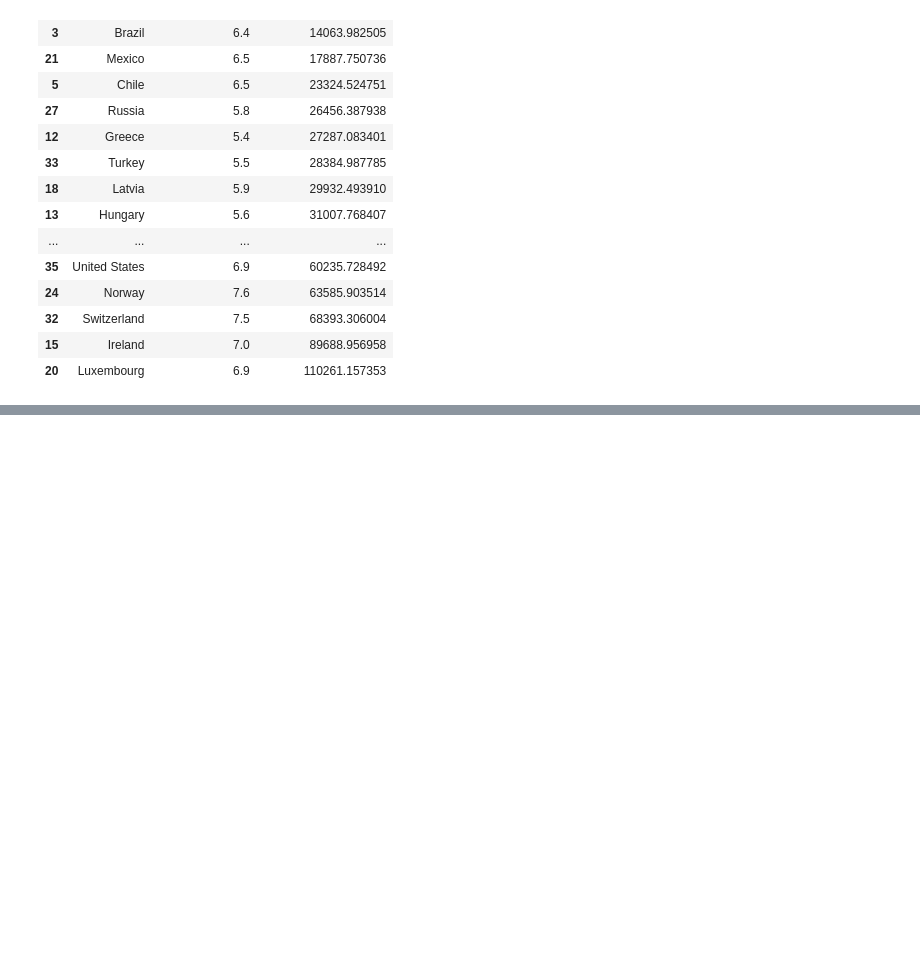
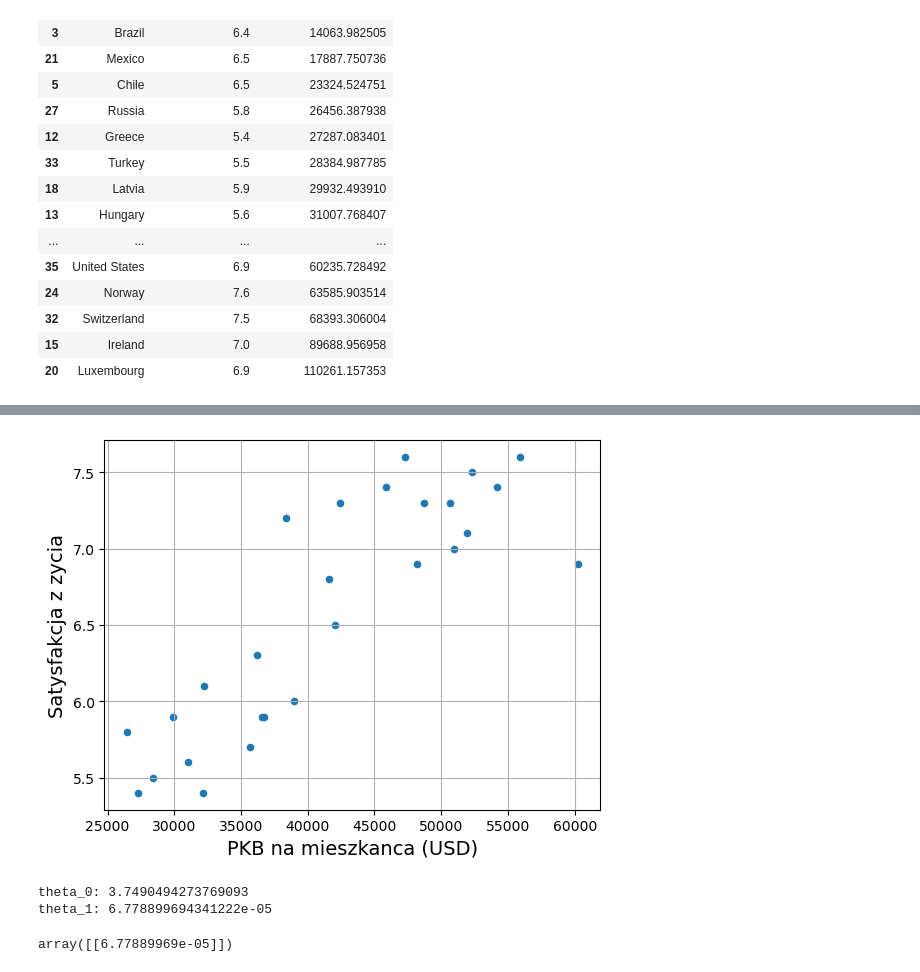
Before and after one commit to s222658/classes_ag, a Jupyter notebook: 01_krajobraz_uczenia_maszynowego.ipynb, the cells around one changed output, grey strips where cells are left out. Cells and saved outputs as stored; diff of their text form; code cells hidden in the pictures; blank space fills up the shorter version.

```diff
--- a/01_krajobraz_uczenia_maszynowego.ipynb
+++ b/01_krajobraz_uczenia_maszynowego.ipynb
@@ -227,3 +227,14 @@ max_gpd = 62_500
 
 country_stats = full_country_stats[(full_country_stats["GDP per capita (USD)"] >= min_gpd) & (full_country_stats["GDP per capita (USD)"] <= max_gpd)]
 country_stats.to_csv(datapath / "lifesat.csv", index=False)
+# %%
+# Wczytujemy dane
+lifesat = pd.read_csv("data/lifesat/lifesat.csv")
+
+# Przygotowujemy dane
+lifesat.rename(columns={"GDP per capita (USD)": "PKB na mieszkanca (USD)"},
+               inplace=True)
+
+lifesat.rename(columns={"Life satisfaction": "Satysfakcja z zycia"},
+               inplace=True)
+lifesat
@@ -229,0 +259,30 @@ country_stats.to_csv(datapath / "lifesat.csv", index=False)
+# %%
+# Wizualizujemy dane
+lifesat.plot(kind='scatter', grid=True,
+             x="PKB na mieszkanca (USD)", y='Satysfakcja z zycia')
+plt.show()
+# %% [output]
+[figure, added]
+# %%
+# Przygotowuje zmienne w modelu
+X = lifesat[["PKB na mieszkanca (USD)"]]
+y = lifesat[["Satysfakcja z zycia"]]
+
+# Wybiera model liniowy
+model = LinearRegression()
+
+# Trenuje model
+model.fit(X, y)
+
+# Obliczamy współczynniki modelu
+theta_0=model.intercept_[0]
+theta_1=model.coef_[0][0]
+print(f"theta_0: {theta_0}")
+print(f"theta_1: {theta_1}")
+# %% [output]
+theta_0: 3.7490494273769093
+theta_1: 6.778899694341222e-05
+# %%
+model.coef_
+# %% [output]
+array([[6.77889969e-05]])
```
Also changed, not shown: parts of 6 cells of this notebook.
